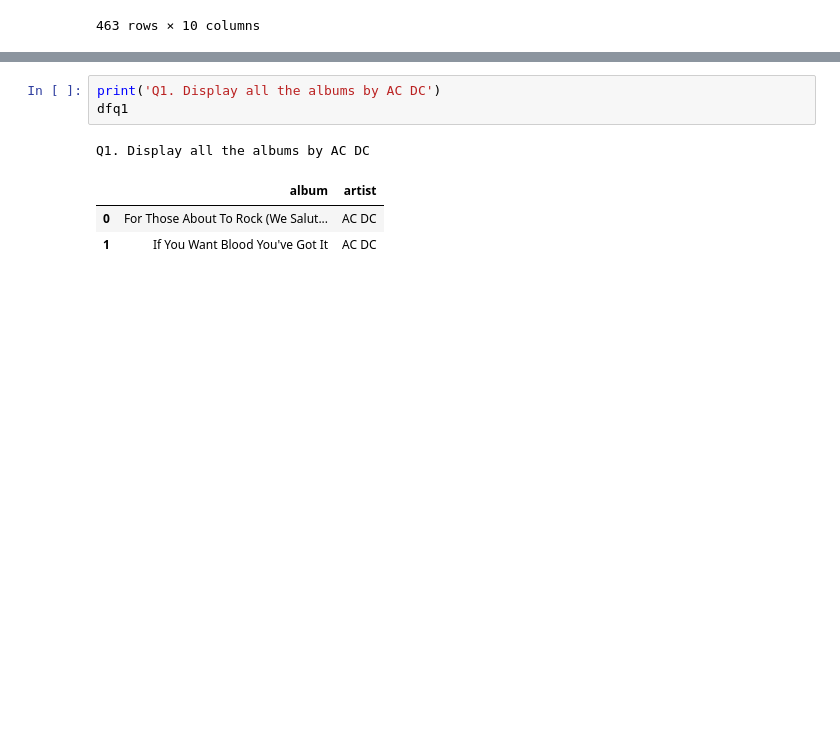
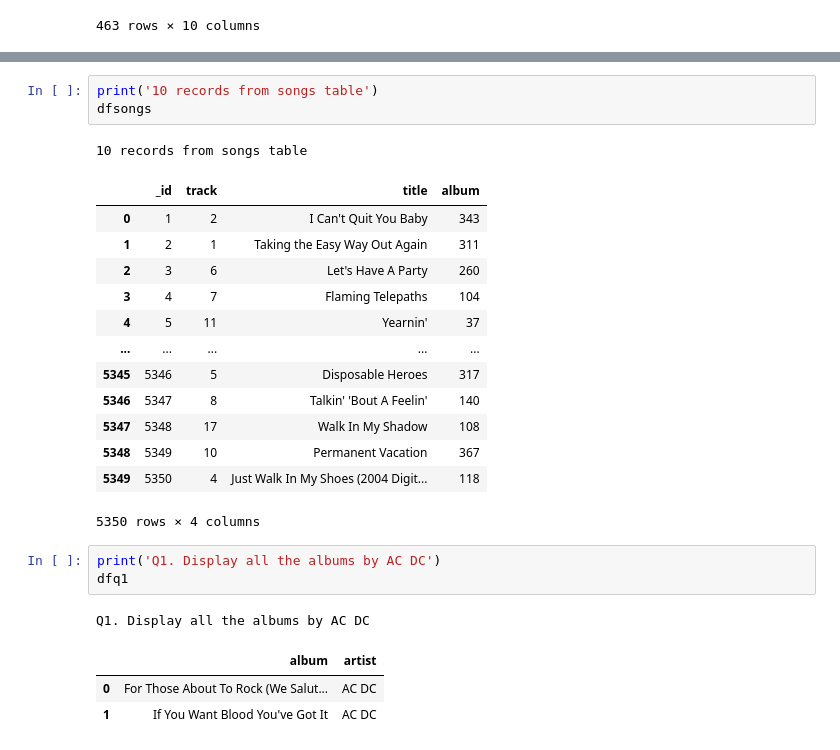
Before and after one commit to Dandata0101/MBS-projects, a Jupyter notebook: workspace_class.ipynb, the cells around one changed output, grey strips where cells are left out. Cells and saved outputs as stored; diff of their text form; blank space fills up the shorter version.

Commit message:
updated example output tables

```diff
--- a/workspace_class.ipynb
+++ b/workspace_class.ipynb
@@ -914,3 +954,21 @@ conn.close()
+# %%
+print('10 records from songs table')
+dfsongs
+# %% [output]
+10 records from songs table
+|  | _id | track | title | album |
+| 0 | 1 | 2 | I Can't Quit You Baby | 343 |
+| 1 | 2 | 1 | Taking the Easy Way Out Again | 311 |
+| 2 | 3 | 6 | Let's Have A Party | 260 |
+| 3 | 4 | 7 | Flaming Telepaths | 104 |
+| 4 | 5 | 11 | Yearnin' | 37 |
+| ... | ... | ... | ... | ... |
+| 5345 | 5346 | 5 | Disposable Heroes | 317 |
+| 5346 | 5347 | 8 | Talkin' 'Bout A Feelin' | 140 |
+| 5347 | 5348 | 17 | Walk In My Shadow | 108 |
+| 5348 | 5349 | 10 | Permanent Vacation | 367 |
+| 5349 | 5350 | 4 | Just Walk In My Shoes (2004 Digit... | 118 |
+5350 rows × 4 columns
 # %%
 print('Q1. Display all the albums by AC DC')
 dfq1
```
Also changed, not shown: parts of 3 cells of this notebook.
